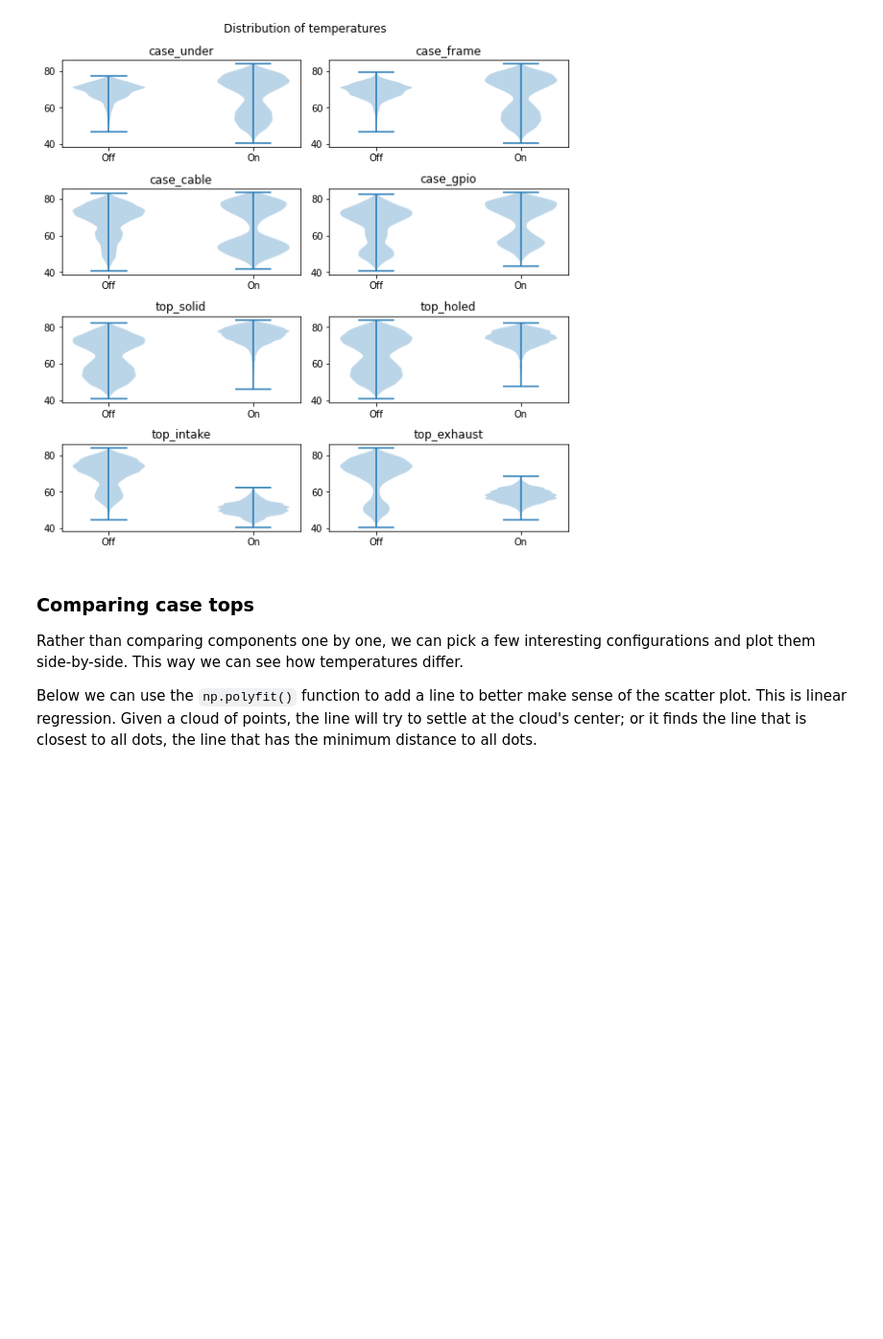
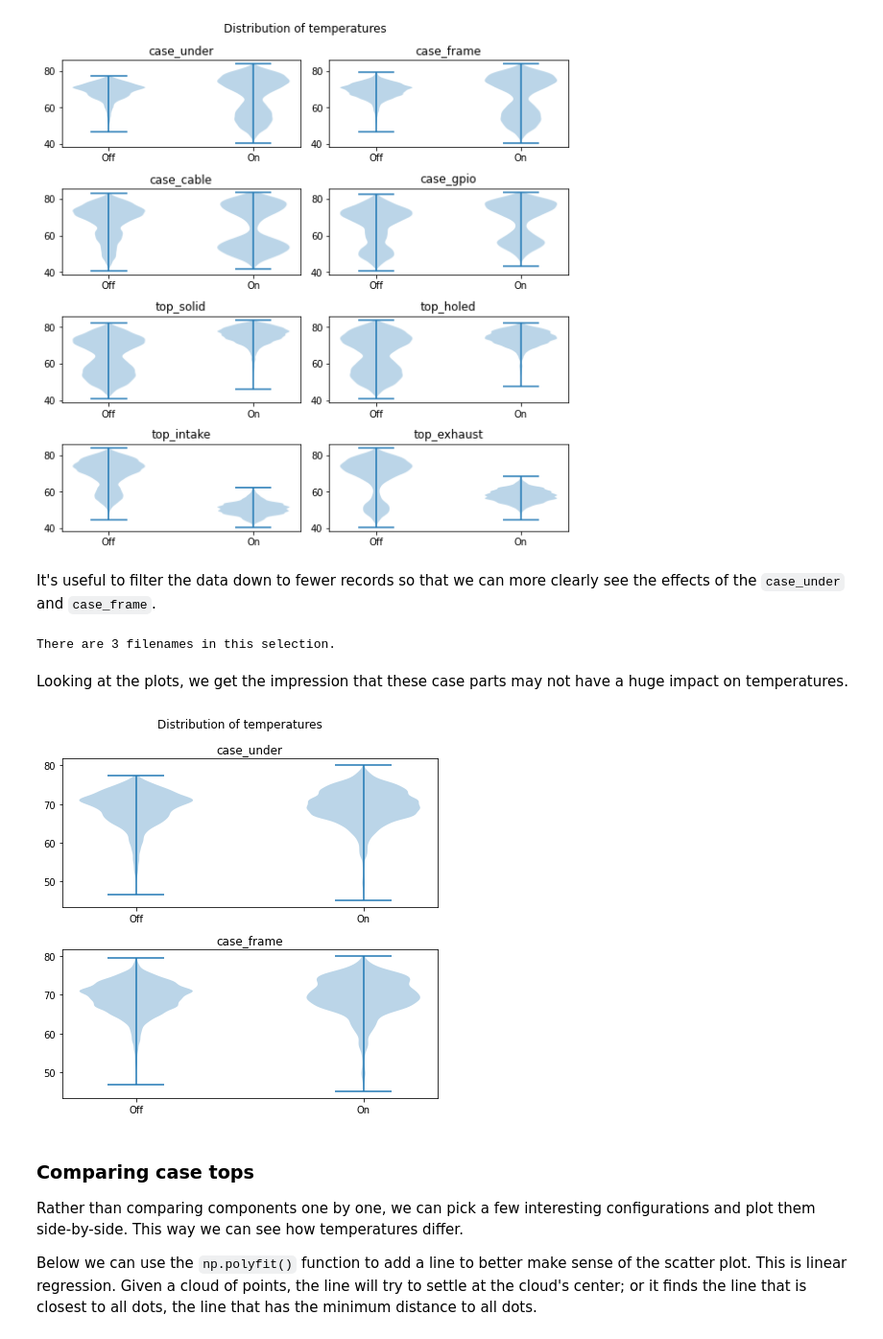
Before and after one commit to sjchiass/pitemp, a Jupyter notebook: 02_descriptive.ipynb, the cells around one changed output. Shown at 96% size. Saved outputs shown, nothing was run; the diff lists cells and outputs as text; code cells hidden in the pictures; blank space fills up the shorter version.

```diff
--- a/02_descriptive.ipynb
+++ b/02_descriptive.ipynb
@@ -292,6 +292,42 @@ plt.savefig("./images/exp1_temperature_dist.png")
 plt.show()
 # %% [output]
 [figure]
+# %% [markdown]
+It's useful to filter the data down to fewer records so that we can more clearly see the effects of the `case_under` and `case_frame`.
+# %%
+base_df = (df
+           .loc[lambda df: df.case_cable == 0]
+           .loc[lambda df: df.case_gpio == 0]
+           .loc[lambda df: df.top_solid == 0]
+           .loc[lambda df: df.top_holed == 0]
+           .loc[lambda df: df.top_intake == 0]
+           .loc[lambda df: df.top_exhaust == 0]
+          )
+
+# Print the number of distinct filenames
+print(f"There are {base_df.filename.nunique()} filenames in this selection.")
+# %% [output]
+There are 3 filenames in this selection.
+# %% [markdown]
+Looking at the plots, we get the impression that these case parts may not have a huge impact on temperatures.
+# %%
+# Violin plots only accept 1D data, but can plot multiple series at a time
+base_dummies = ["case_under", "case_frame"]
+fig, axs = plt.subplots(2, 1, figsize=(6, 6))
+for n, x in enumerate(base_dummies):
+    # Feed two series to .violinplot()
+    axs[n].violinplot([base_df.loc[base_df[x] == 0]["temp"],
+                               base_df.loc[base_df[x] == 1]["temp"]])
+    # Rename xticks
+    axs[n].set_xticks(np.arange(1, 3))
+    axs[n].set_xticklabels(["Off", "On"])
+    axs[n].set_title(x)
+fig.suptitle("Distribution of temperatures")
+fig.tight_layout()
+plt.savefig("./images/exp1_isolated_temp_dist.png")
+plt.show()
+# %% [output]
+[figure, added]
 # %% [markdown]
 ### Comparing case tops
 
```
Also changed, not shown: 5 other files.
